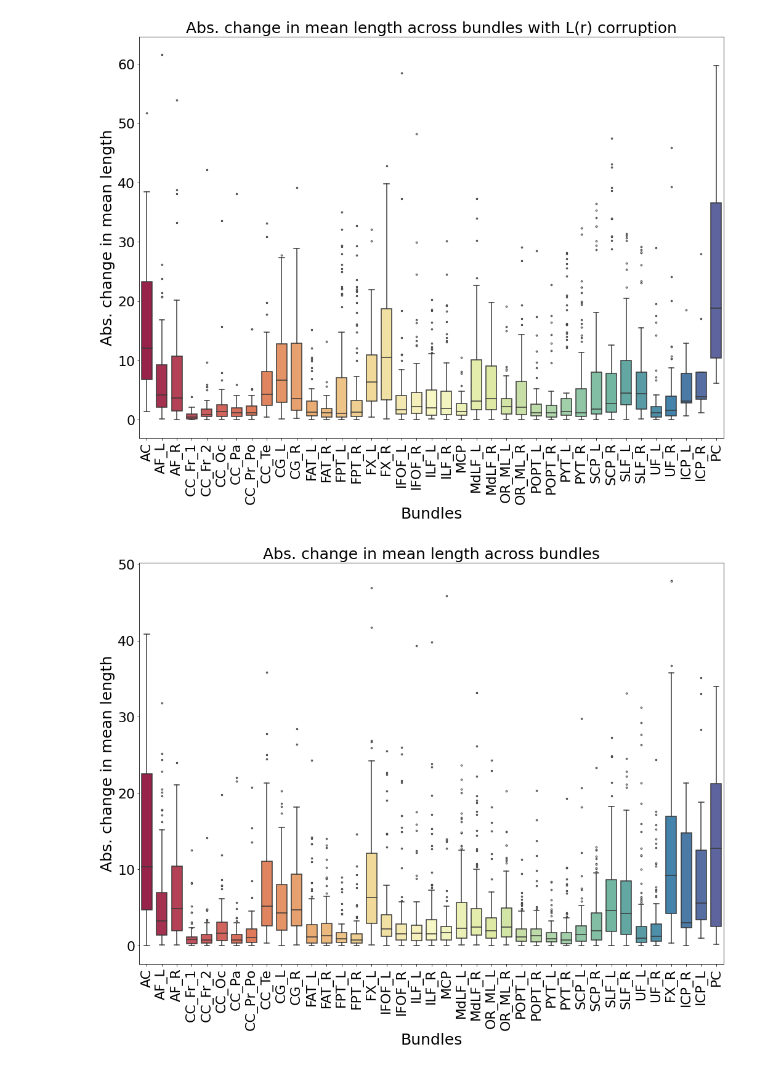
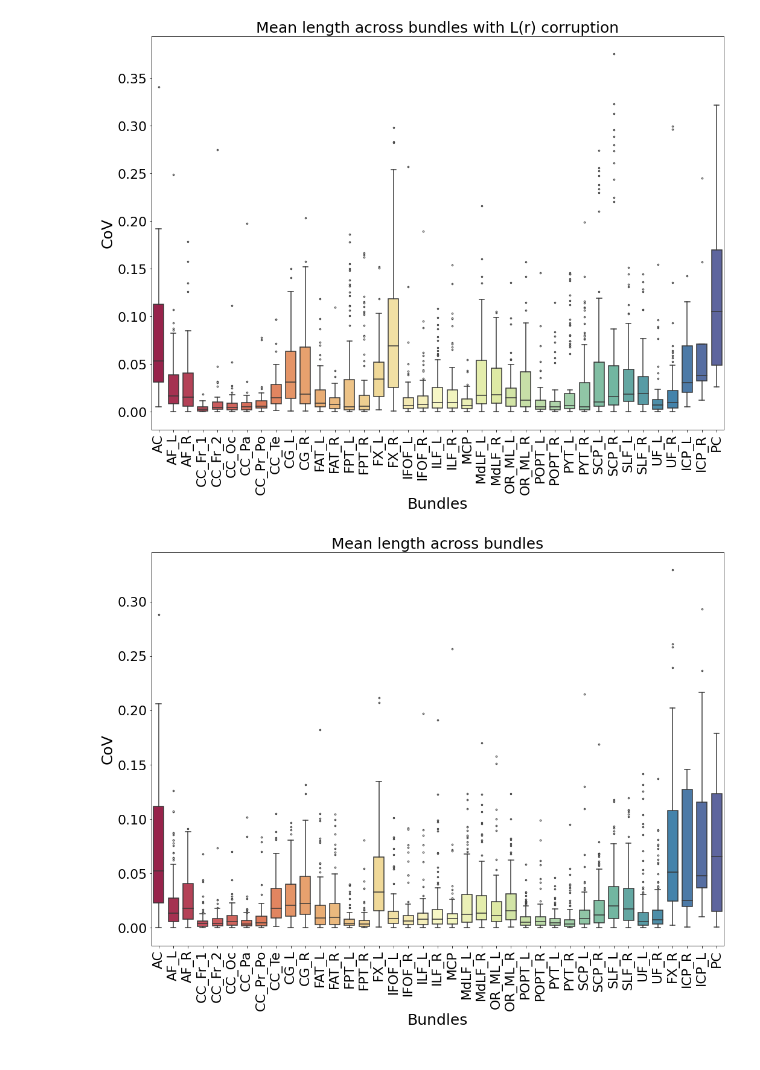
Before and after one commit to MASILab/gradtensor, a Jupyter notebook: src/bundles_plot.ipynb, the cells around one changed output. Cells and saved outputs as stored; diff of their text form; code cells hidden in the pictures.

Commit message:
update tract analysis cov

```diff
--- a/src/bundles_plot.ipynb
+++ b/src/bundles_plot.ipynb
@@ -173,7 +173,7 @@ for path in glob.glob('/nfs/masi/kanakap/projects/LR_tract/MASiVar_kids/*/*'):
 p.sort()
 d = {}
 for i in range(len(p)):
-    a = [p[i]+'/tracto_op_1_est/stats_json/length_stats.json',p[i]+'/tracto_op_2_est/stats_json/length_stats.json']
+    a = [p[i]+'/tracto_op_1_Lest/stats_json/length_stats.json',p[i]+'/tracto_op_2_Lest/stats_json/length_stats.json']
     d[i] = a
 # %%
 count = 0
@@ -207,7 +207,9 @@ for i in d:
         diff = {}
         for key in mean_len:
             if key in mean_len1:
-                diff[key] = np.abs(mean_len[key] - mean_len1[key])
+                c_mean = np.nanmean([mean_len[key] , mean_len1[key]])
+                c_std = np.nanstd([mean_len[key] , mean_len1[key]])
+                diff[key] = (c_std / c_mean)
     else:
         diff = 'nan'
 
@@ -215,11 +217,11 @@ for i in d:
 # %%
 #df = pd.DataFrame(columns=['AC', 'AF_L', 'AF_R', 'CC_Fr_1', 'CC_Fr_2', 'CC_Oc', 'CC_Pa', 'CC_Pr_Po', 'CC_Te', 'CG_L', 'CG_R', 'FAT_L', 'FAT_R', 'FPT_L', 'FPT_R', 'FX_L', 'FX_R', 'IFOF_L', 'IFOF_R', 'ILF_L', 'ILF_R', 'MCP', 'MdLF_L', 'MdLF_R', 'OR_ML_L', 'OR_ML_R', 'POPT_L', 'POPT_R', 'PYT_L', 'PYT_R', 'SCP_L', 'SCP_R', 'SLF_L', 'SLF_R', 'UF_L', 'UF_R'])
 import pandas as pd
-elen_df = pd.DataFrame()
+len_df = pd.DataFrame()
 for i in dicts:
     if i != 'nan':
         for key in i:
             #df = df.append({key: i[key]}, ignore_index=True )
             new_row = {'0': i[key], 'x':key}
-            elen_df = elen_df.append(new_row, ignore_index=True )
+            len_df = len_df.append(new_row, ignore_index=True )
 # %%
@@ -227,21 +229,21 @@ for i in dicts:
 # %%
 import seaborn as sns
 import matplotlib.pyplot as plt
 import warnings
 %matplotlib inline
 warnings.filterwarnings('ignore')
 fig = plt.figure(figsize=(17,12))
 plt.rcParams.update({'font.size':22})
 
 flierprops = dict(markerfacecolor='0.75', markersize=5, marker='.',
               linestyle='none')
 ax = sns.boxplot(x='x',y='0',data=len_df, flierprops=flierprops, width=0.7, palette="Spectral")
-plt.title('Abs. change in mean length across bundles with L(r) corruption', fontsize = 25)
+plt.title('Mean length across bundles with L(r) corruption', fontsize = 25)
 plt.xlabel('Bundles', fontsize = 25)
-plt.ylabel('Abs. change in mean length', fontsize = 25)
+plt.ylabel('CoV', fontsize = 25)
 a = ax.set_xticklabels(ax.get_xticklabels(),rotation=90)
 # %% [output]
-[figure, old version]
+[figure, new version]
 # %%
 import seaborn as sns
 import matplotlib.pyplot as plt
@@ -253,12 +255,12 @@ plt.rcParams.update({'font.size':22})
 flierprops = dict(markerfacecolor='0.75', markersize=5, marker='.',
               linestyle='none')
 ax = sns.boxplot(x='x',y='0',data=elen_df, flierprops=flierprops, width=0.7, palette="Spectral")
-plt.title('Abs. change in mean length across bundles', fontsize = 25)
+plt.title('Mean length across bundles', fontsize = 25)
 plt.xlabel('Bundles', fontsize = 25)
-plt.ylabel('Abs. change in mean length', fontsize = 25)
+plt.ylabel('CoV', fontsize = 25)
 a = ax.set_xticklabels(ax.get_xticklabels(),rotation=90)
 # %% [output]
-[figure, old version]
+[figure, new version]
 # %%
 def cohend(c0,c1):
     cohens_d = (np.mean(c0) - np.mean(c1)) / (np.sqrt((np.std(c0) ** 2 + np.std(c1) ** 2) / 2))
```
Also changed, not shown: parts of 9 cells of this notebook, 2 other files.
